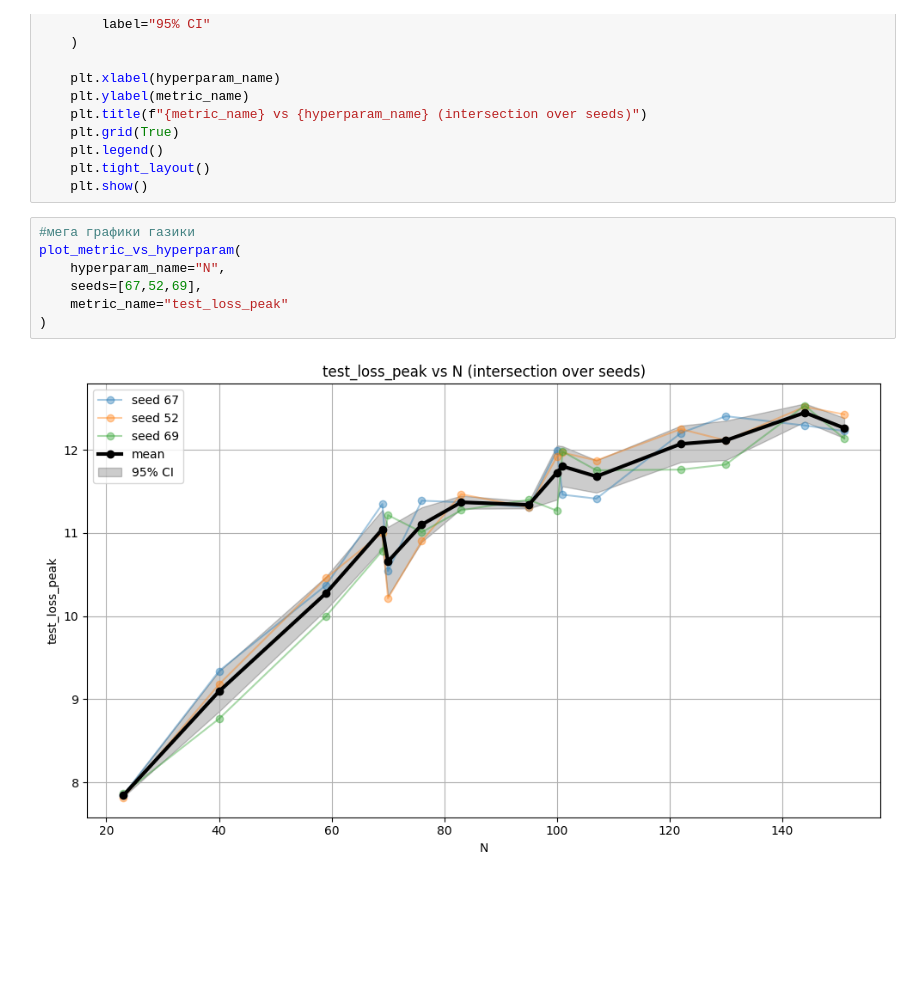
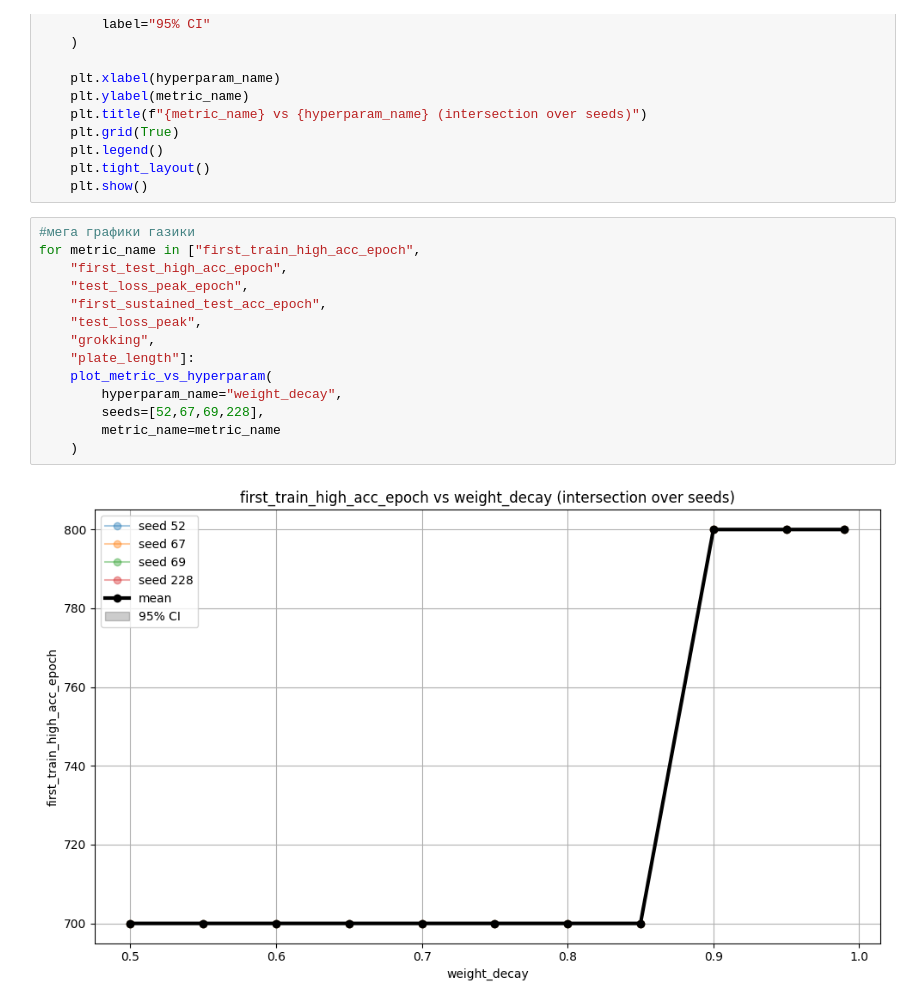
Before and after one commit to slimisgit/grokking, a Jupyter notebook: report.ipynb, the cells around one changed output. Cells and saved outputs as stored; diff of their text form; blank space fills up the shorter version.

```diff
--- a/report.ipynb
+++ b/report.ipynb
@@ -586,10 +585,17 @@ def plot_metric_vs_hyperparam(
     plt.show()
 # %%
 #мега графики газики
-plot_metric_vs_hyperparam(
-    hyperparam_name="N",
-    seeds=[67,52,69],
-    metric_name="test_loss_peak"
-)
+for metric_name in ["first_train_high_acc_epoch",
+    "first_test_high_acc_epoch",
+    "test_loss_peak_epoch",
+    "first_sustained_test_acc_epoch",
+    "test_loss_peak",
+    "grokking",
+    "plate_length"]:
+    plot_metric_vs_hyperparam(
+        hyperparam_name="weight_decay",
+        seeds=[52,67,69,228],
+        metric_name=metric_name
+    )
 # %% [output]
-[figure, old version]
+[figure, new version]
```
Also changed, not shown: parts of 4 cells of this notebook.
